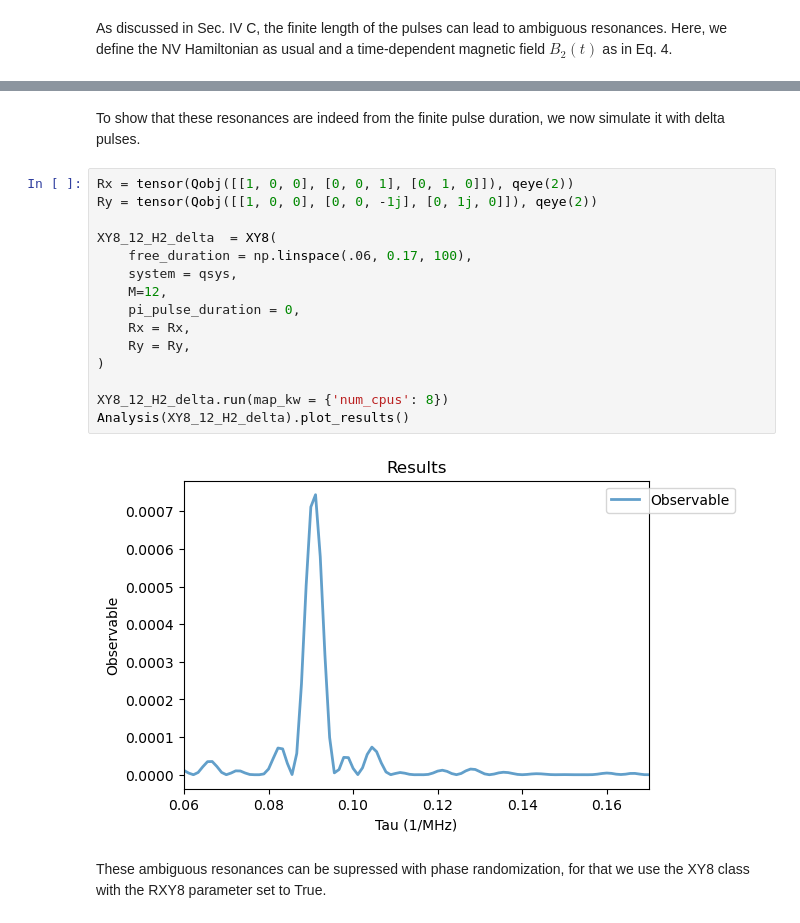
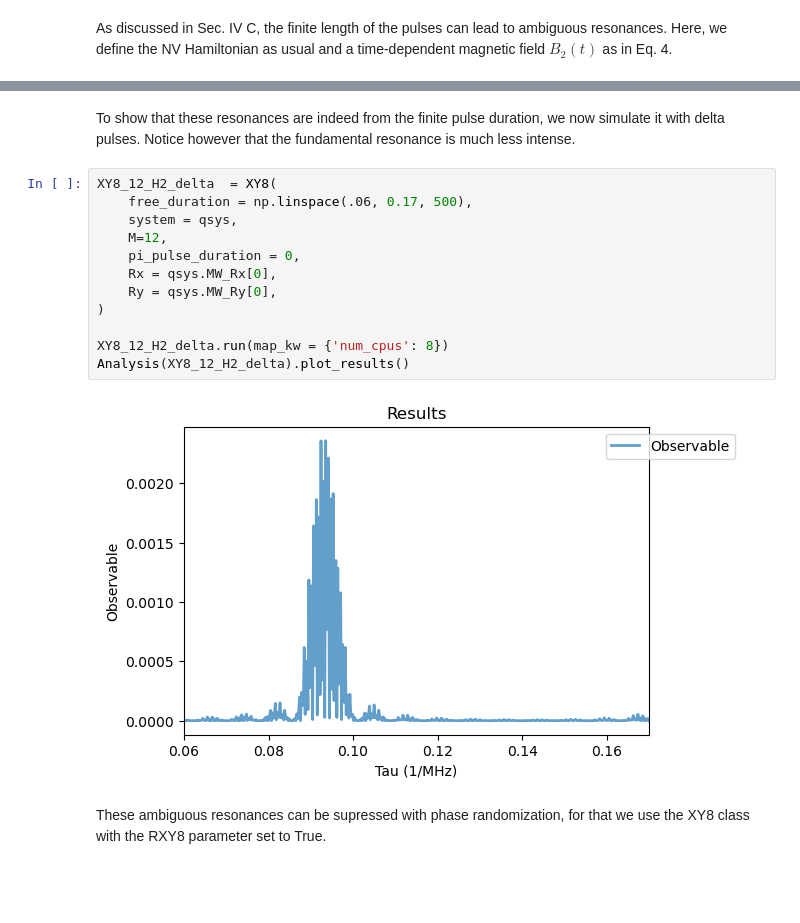
Before and after one commit to QISS-HZB/QuaCCAToo, a Jupyter notebook: docs/tutorials/03_NV_ambiguous_resonances.ipynb, the cells around one changed output, grey strips where cells are left out. Cells and saved outputs as stored; diff of their text form; blank space fills up the shorter version.

```diff
--- a/docs/tutorials/03_NV_ambiguous_resonances.ipynb
+++ b/docs/tutorials/03_NV_ambiguous_resonances.ipynb
@@ -321,22 +323,19 @@ Analysis(XY8_12_H2).plot_results()
 # %% [markdown]
-To show that these resonances are indeed from the finite pulse duration, we now simulate it with delta pulses.
+To show that these resonances are indeed from the finite pulse duration, we now simulate it with delta pulses. Notice however that the fundamental resonance is much less intense.
 # %%
-Rx = tensor(Qobj([[1, 0, 0], [0, 0, 1], [0, 1, 0]]), qeye(2))
-Ry = tensor(Qobj([[1, 0, 0], [0, 0, -1j], [0, 1j, 0]]), qeye(2))
-
 XY8_12_H2_delta  = XY8(
-    free_duration = np.linspace(.06, 0.17, 100),
+    free_duration = np.linspace(.06, 0.17, 500),
     system = qsys,
     M=12,
     pi_pulse_duration = 0,
-    Rx = Rx,
-    Ry = Ry,
+    Rx = qsys.MW_Rx[0],
+    Ry = qsys.MW_Ry[0],
 )
 
 XY8_12_H2_delta.run(map_kw = {'num_cpus': 8})
 Analysis(XY8_12_H2_delta).plot_results()
 # %% [output]
-[figure, old version]
+[figure, new version]
 # %% [markdown]
 These ambiguous resonances can be supressed with phase randomization, for that we use the XY8 class with the RXY8 parameter set to True.
 # %%
```
Also changed, not shown: parts of 11 cells of this notebook, 1 other file.
